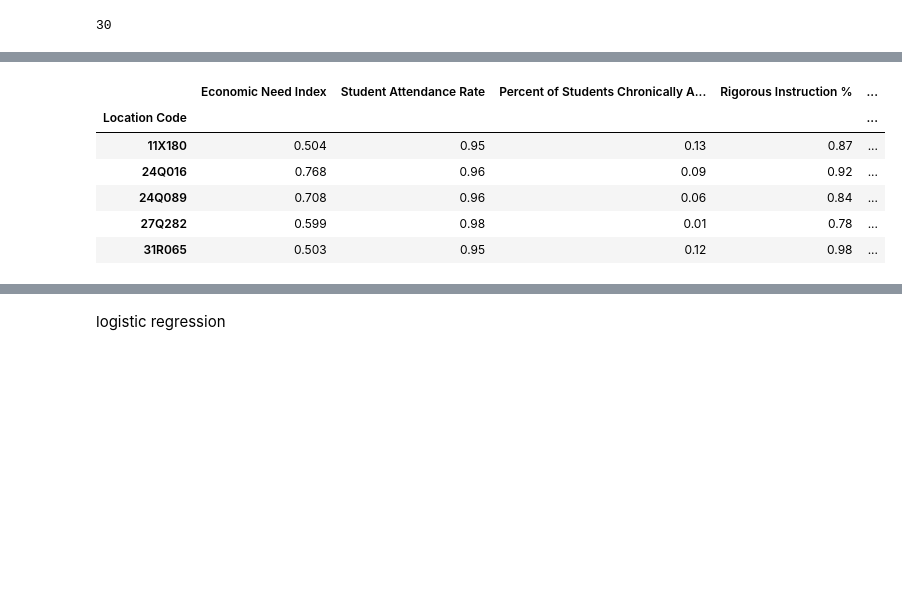
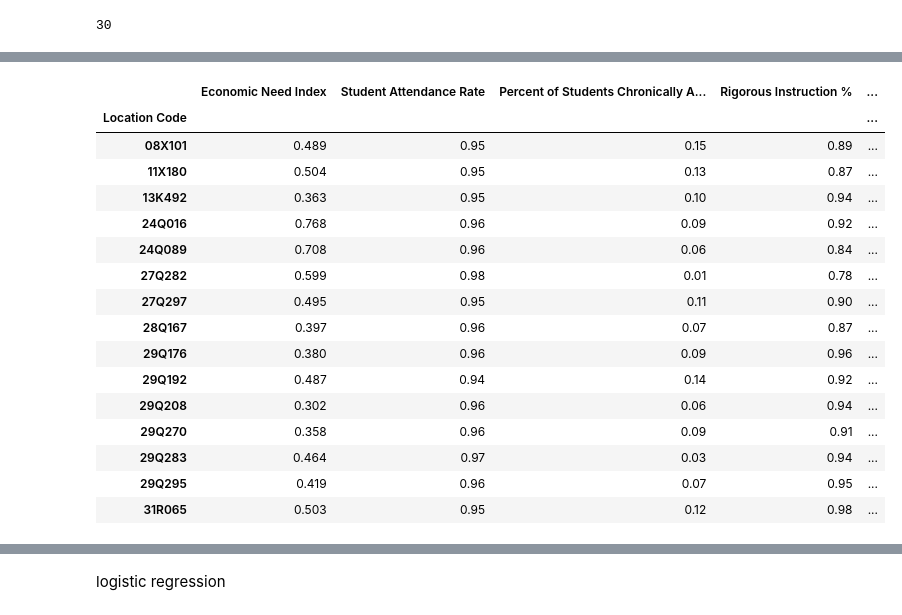
Before and after one commit to zapatos24/The_Minority_Math_Problem, a Jupyter notebook: final_notebook.ipynb, the cells around one changed output, grey strips where cells are left out. Drawn from its saved outputs; the diff is of its cells as text; code cells hidden in the pictures; blank space fills up the shorter version.

```diff
--- a/final_notebook.ipynb
+++ b/final_notebook.ipynb
@@ -463,13 +554,23 @@ race_under_schools = under_performing_schools.join(race_df['Percent Black / Hisp
 # %%
-schools_to_invest_in = race_under_schools[race_under_schools['Percent Black / Hispanic'] > 0.5][race_under_schools['Economic Need Index'] > 0.5]
+schools_to_invest_in = race_under_schools[race_under_schools['Percent Black / Hispanic'] > 0.5]
 schools_to_invest_in
 # %% [output]
 |  | Economic Need Index | Student Attendance Rate | Percent of Students Chronically A... | Rigorous Instruction % | ... |
 | Location Code |  |  |  |  | ... |
+| 08X101 | 0.489 | 0.95 | 0.15 | 0.89 | ... |
 | 11X180 | 0.504 | 0.95 | 0.13 | 0.87 | ... |
+| 13K492 | 0.363 | 0.95 | 0.10 | 0.94 | ... |
 | 24Q016 | 0.768 | 0.96 | 0.09 | 0.92 | ... |
 | 24Q089 | 0.708 | 0.96 | 0.06 | 0.84 | ... |
 | 27Q282 | 0.599 | 0.98 | 0.01 | 0.78 | ... |
+| 27Q297 | 0.495 | 0.95 | 0.11 | 0.90 | ... |
+| 28Q167 | 0.397 | 0.96 | 0.07 | 0.87 | ... |
+| 29Q176 | 0.380 | 0.96 | 0.09 | 0.96 | ... |
+| 29Q192 | 0.487 | 0.94 | 0.14 | 0.92 | ... |
+| 29Q208 | 0.302 | 0.96 | 0.06 | 0.94 | ... |
+| 29Q270 | 0.358 | 0.96 | 0.09 | 0.91 | ... |
+| 29Q283 | 0.464 | 0.97 | 0.03 | 0.94 | ... |
+| 29Q295 | 0.419 | 0.96 | 0.07 | 0.95 | ... |
 | 31R065 | 0.503 | 0.95 | 0.12 | 0.98 | ... |
 # %%
 initial_df[['School Name', 'Location Code']].join(schools_to_invest_in[['Economic Need Index',
```
Also changed, not shown: parts of 19 cells of this notebook.
